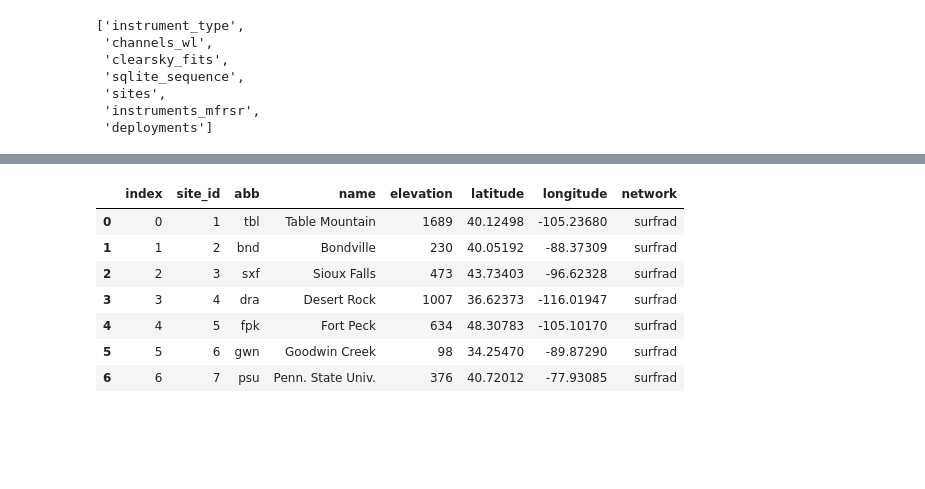
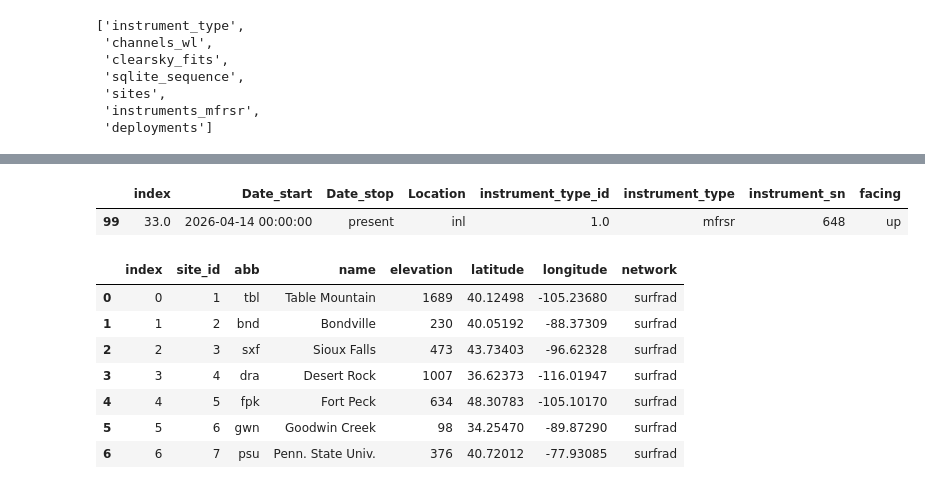
Before and after one commit to hagne/SURFRAD, a Jupyter notebook: notebooks/databases/surfrad_database_interface.ipynb, the cells around one changed output, grey strips where cells are left out. Cells and saved outputs as stored; diff of their text form; code cells hidden in the pictures; blank space fills up the shorter version.

Commit message:
added inl to deployments

```diff
--- a/notebooks/databases/surfrad_database_interface.ipynb
+++ b/notebooks/databases/surfrad_database_interface.ipynb
@@ -33,4 +33,4 @@ db.snapshot()['tables']
  'instruments_mfrsr',
  'deployments']
 # %%
-db.dump_table('deployments')
+out = db.dump_table('deployments')
@@ -50,0 +37,5 @@ db.dump_table('deployments')
+# %%
+out.where(out.Location == 'inl').dropna()
+# %% [output]
+|  | index | Date_start | Date_stop | Location | instrument_type_id | instrument_type | instrument_sn | facing |
+| 99 | 33.0 | 2026-04-14 00:00:00 | present | inl | 1.0 | mfrsr | 648 | up |
```
Also changed, not shown: parts of 12 cells of this notebook, 2 other files.
